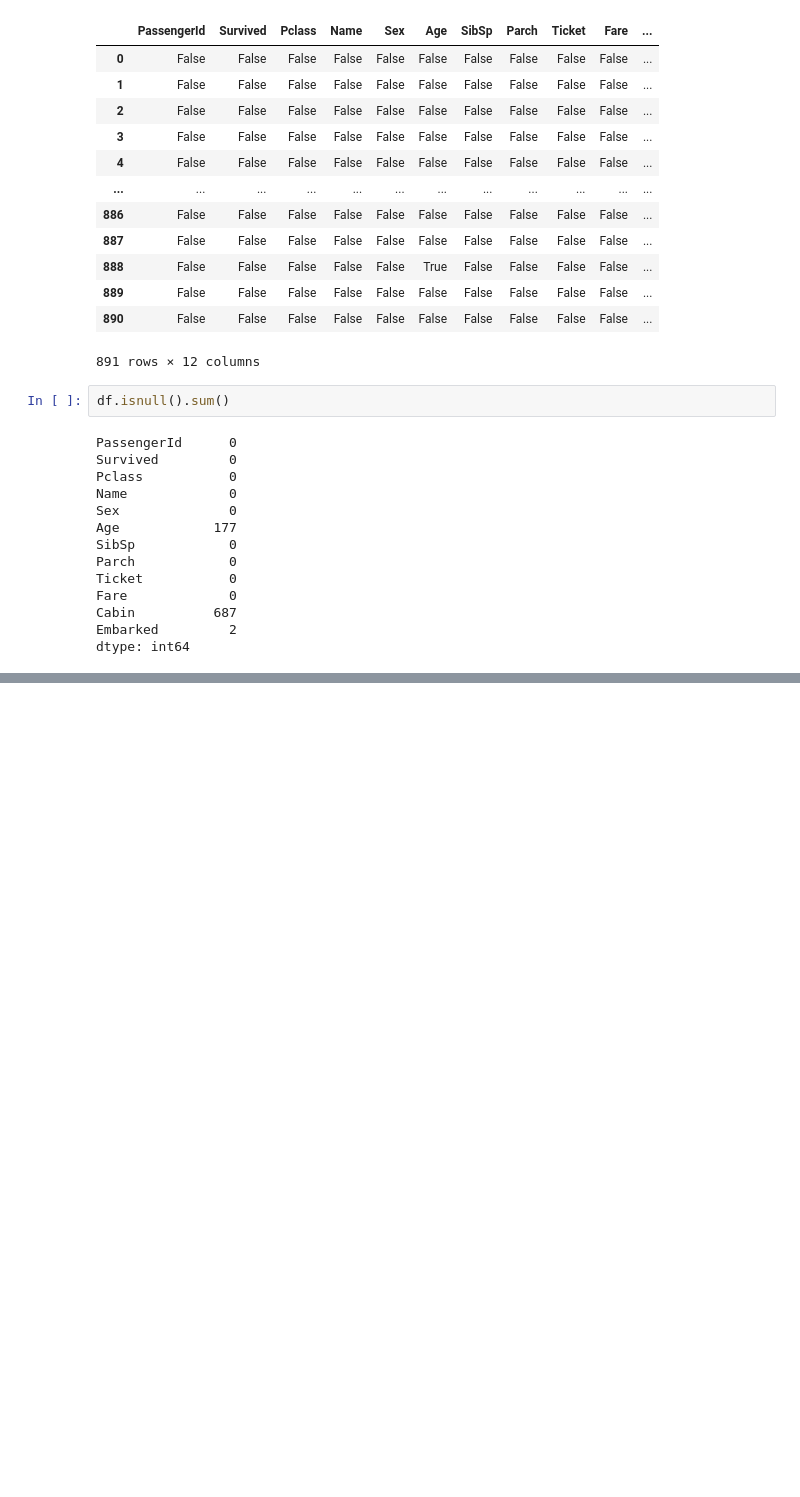
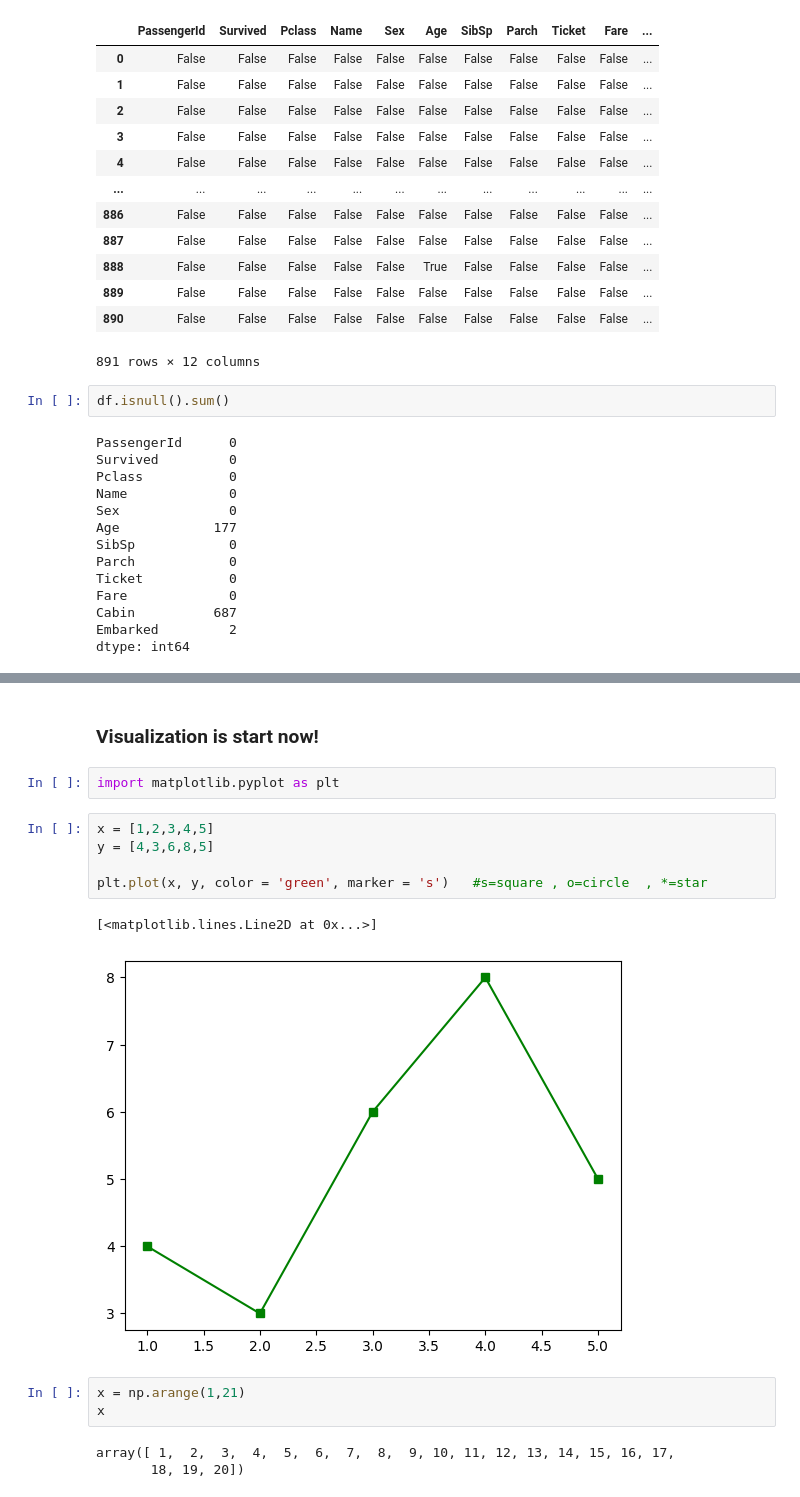
Before and after one commit to kroman-tt/Machine_Learning, a Jupyter notebook: pandas Learning/pandas_02.ipynb, the cells around one changed output, grey strips where cells are left out. Cells and saved outputs as stored; diff of their text form; blank space fills up the shorter version.

```diff
--- a/pandas Learning/pandas_02.ipynb
+++ b/pandas Learning/pandas_02.ipynb
@@ -220,0 +390,18 @@ dtype: int64
+# %% [markdown]
+### Visualization is start now!
+# %%
+import matplotlib.pyplot as plt
+# %%
+x = [1,2,3,4,5]
+y = [4,3,6,8,5]
+
+plt.plot(x, y, color = 'green', marker = 's')   #s=square , o=circle  , *=star
+# %% [output]
+[<matplotlib.lines.Line2D at 0x...>]
+[figure, added]
+# %%
+x = np.arange(1,21)
+x
+# %% [output]
+array([ 1,  2,  3,  4,  5,  6,  7,  8,  9, 10, 11, 12, 13, 14, 15, 16, 17,
+       18, 19, 20])
```
Also changed, not shown: parts of 52 cells of this notebook, 2 other files.
